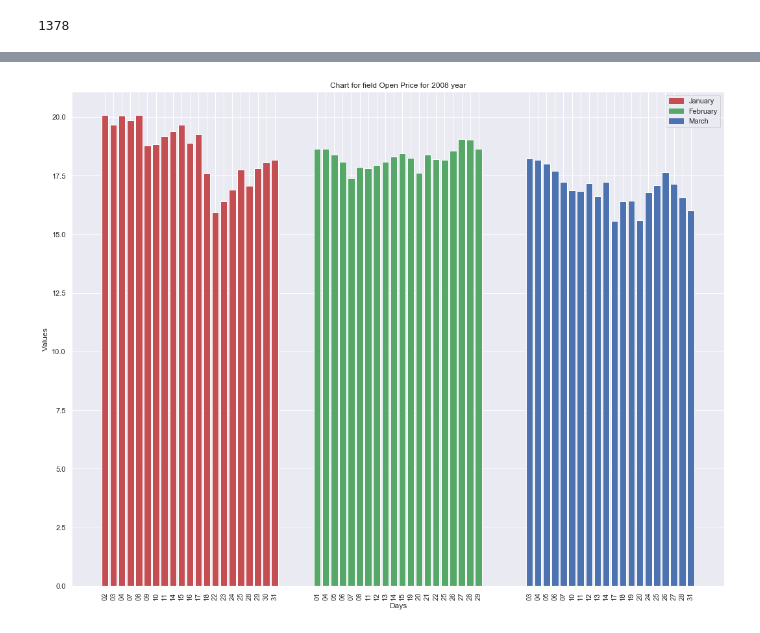
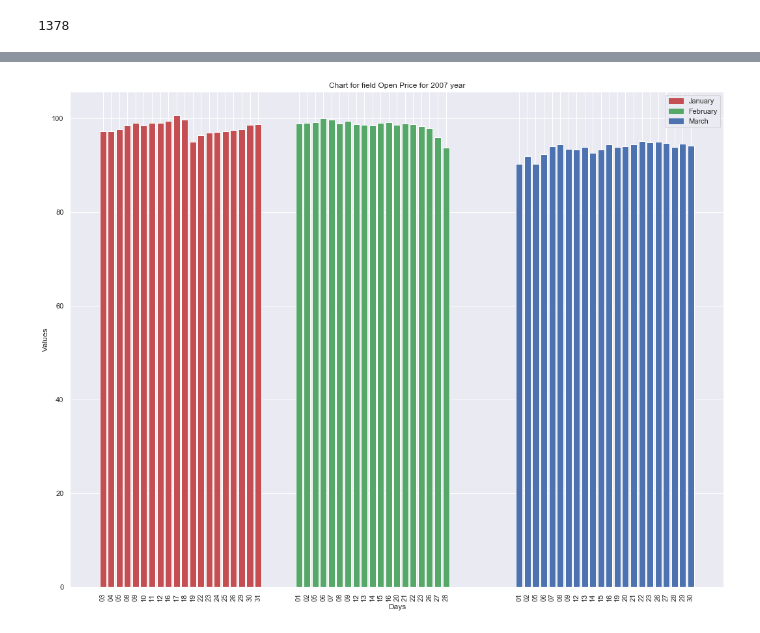
Before and after one commit to HikkaV/BI_labs, a Jupyter notebook: lab1.ipynb, the cells around one changed output, grey strips where cells are left out. Drawn from its saved outputs; the diff is of its cells as text; code cells hidden in the pictures.

```diff
--- a/lab1.ipynb
+++ b/lab1.ipynb
@@ -10,3 +8,8 @@ df = pd.read_csv('AMTD.csv')
+# %%
+def load_data(path):
+    return pd.read_csv(path)
+# %%
+df = load_data('IBM.csv')
 # %%
 df.head()
 # %% [output]
@@ -39,4 +43,7 @@ pd.plotting.scatter_matrix(df[cols_to_use_corr],figsize=(15,12));
 # %%
-df['Day'] = df['Date'].apply(lambda x: x.split('-')[-1])
-df['Year'] = df['Date'].apply(lambda x: x.split('-')[0])
-df['Month'] = df['Date'].apply(lambda x: x.split('-')[1])
+def process(df):
+    df['Day'] = df['Date'].apply(lambda x: x.split('-')[-1])
+    df['Year'] = df['Date'].apply(lambda x: x.split('-')[0])
+    df['Month'] = df['Date'].apply(lambda x: x.split('-')[1])
+    df.rename(columns={'Open' : 'Open Price','Close' : 'Close Price'},inplace=True)
+    return df
@@ -45,3 +50,5 @@ df.rename(columns={'Open' : 'Open Price','Close' : 'Close Price'},inplace=True)
+# %%
+df = process(df)
 # %%
 df.head()
 # %% [output]
@@ -93,6 +98,6 @@ def show_chart(df,col='Open Price',year='2008',month=['01','02','03'],margin=5,f
     plt.xlabel('Days')
     plt.ylabel('Values')
 # %%
-show_chart(df,'Open Price',month=['01','02','03'],figsize=(18,14))
+show_chart(df,'Open Price',year='2007',month=['01','02','03'],figsize=(18,14))
 # %% [output]
-[figure, old version]
+[figure, new version]
```
Also changed, not shown: parts of 10 cells of this notebook, 1 other file.
